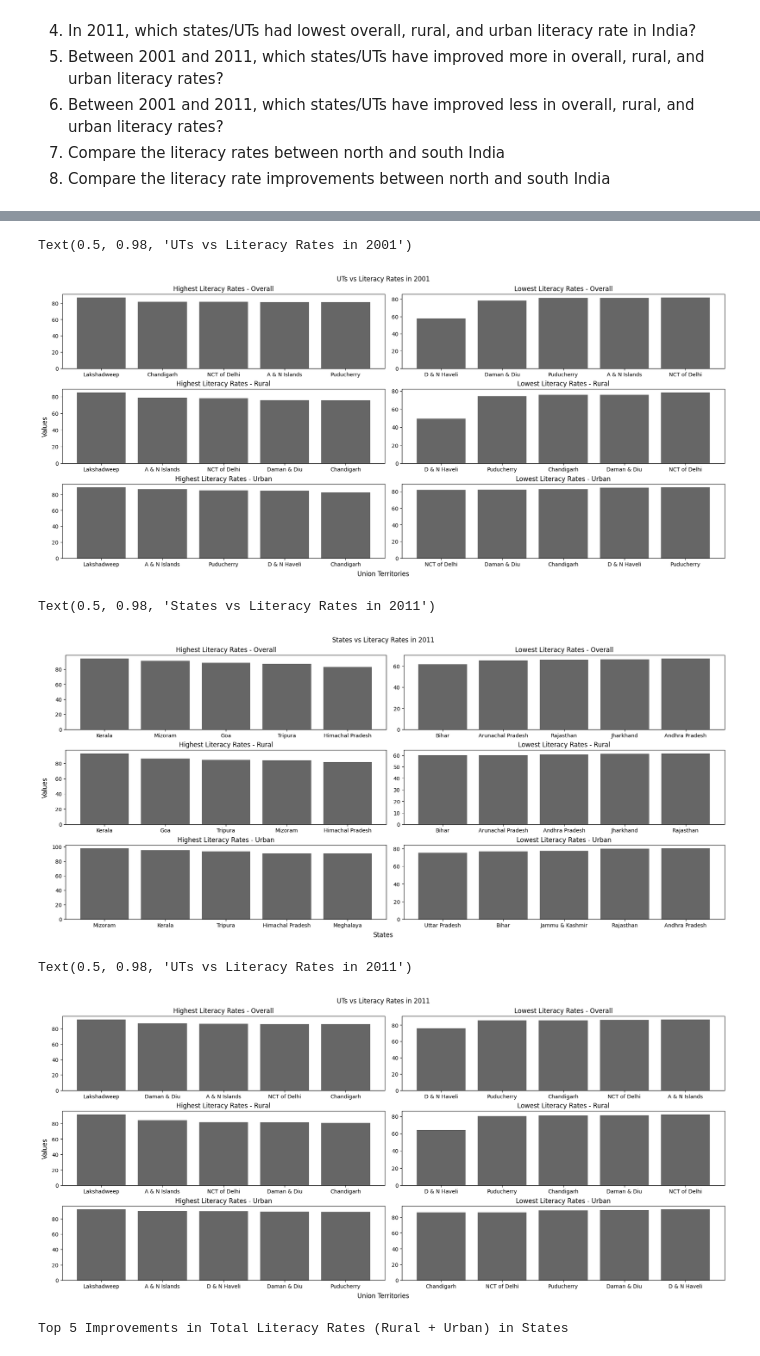
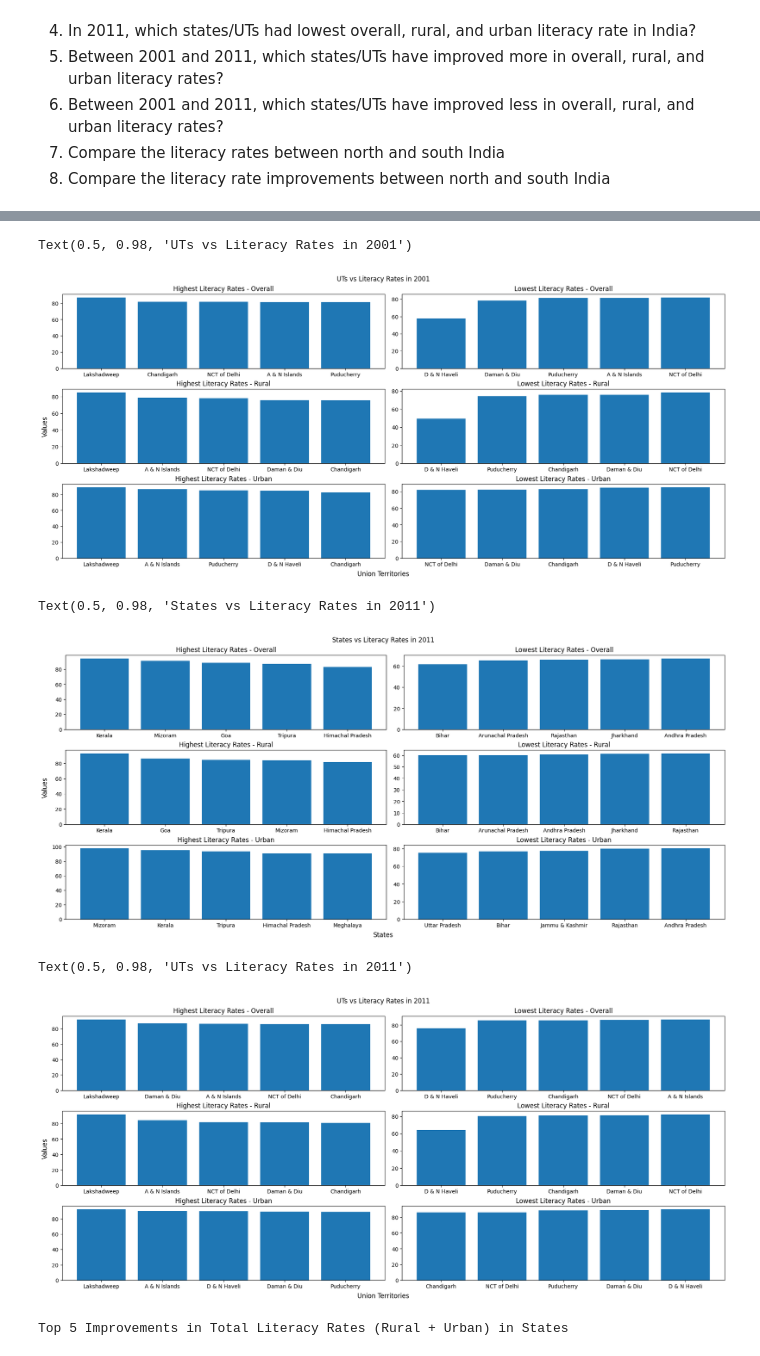
Before and after one commit to ROHIT779/ml-projects, a Jupyter notebook: goi-literacy-rates-2001-2011/goi_literacy_rates.ipynb, the cells around one changed output, grey strips where cells are left out. Drawn from its saved outputs; the diff is of its cells as text; code cells hidden in the pictures.

Commit message:
added and updated plots

```diff
--- a/goi-literacy-rates-2001-2011/goi_literacy_rates.ipynb
+++ b/goi-literacy-rates-2001-2011/goi_literacy_rates.ipynb
@@ -75,24 +74,24 @@ ut_lowest_rural_2001 = data_uts.sort_values(by = 'Literacy_rural_2001')[['Countr
 ut_lowest_urban_2001 = data_uts.sort_values(by = 'Literacy_urban_2001')[['Country/States/UTs', 'Literacy_urban_2001']].rename(columns = {'Country/States/UTs': 'UT', 'Literacy_urban_2001': 'value'}).head(5)
 
 fig, ax = plt.subplots(nrows = 3, ncols = 2, figsize = (18, 8), constrained_layout = True)
-ax[0,0].bar(ut_highest_overall_2001['UT'], ut_highest_overall_2001['value'], color=color_code)
+ax[0,0].bar(ut_highest_overall_2001['UT'], ut_highest_overall_2001['value'])
 ax[0,0].set_title('Highest Literacy Rates - Overall')
-ax[0,1].bar(ut_lowest_overall_2001['UT'], ut_lowest_overall_2001['value'], color=color_code)
+ax[0,1].bar(ut_lowest_overall_2001['UT'], ut_lowest_overall_2001['value'])
 ax[0,1].set_title('Lowest Literacy Rates - Overall')
-ax[1,0].bar(ut_highest_rural_2001['UT'], ut_highest_rural_2001['value'], color=color_code)
+ax[1,0].bar(ut_highest_rural_2001['UT'], ut_highest_rural_2001['value'])
 ax[1,0].set_title('Highest Literacy Rates - Rural')
-ax[1,1].bar(ut_lowest_rural_2001['UT'], ut_lowest_rural_2001['value'], color=color_code)
+ax[1,1].bar(ut_lowest_rural_2001['UT'], ut_lowest_rural_2001['value'])
 ax[1,1].set_title('Lowest Literacy Rates - Rural')
-ax[2,0].bar(ut_highest_urban_2001['UT'], ut_highest_urban_2001['value'], color=color_code)
+ax[2,0].bar(ut_highest_urban_2001['UT'], ut_highest_urban_2001['value'])
 ax[2,0].set_title('Highest Literacy Rates - Urban')
-ax[2,1].bar(ut_lowest_urban_2001['UT'], ut_lowest_urban_2001['value'], color=color_code)
+ax[2,1].bar(ut_lowest_urban_2001['UT'], ut_lowest_urban_2001['value'])
 ax[2,1].set_title('Lowest Literacy Rates - Urban')
 fig.supxlabel('Union Territories')
 fig.supylabel('Values')
 fig.suptitle('UTs vs Literacy Rates in 2001')
 # %% [output]
 Text(0.5, 0.98, 'UTs vs Literacy Rates in 2001')
-[figure, old version]
+[figure, new version]
 # %%
 state_highest_overall_2011 = data_states.sort_values(by = 'Literacy_total_2011', ascending = False)[['Country/States/UTs', 'Literacy_total_2011']].rename(columns = {'Country/States/UTs': 'State', 'Literacy_total_2011': 'value'}).head(5)
 state_highest_rural_2011 = data_states.sort_values(by = 'Literacy_rural_2011', ascending = False)[['Country/States/UTs', 'Literacy_rural_2011']].rename(columns = {'Country/States/UTs': 'State', 'Literacy_rural_2011': 'value'}).head(5)
@@ -102,51 +101,51 @@ state_lowest_rural_2011 = data_states.sort_values(by = 'Literacy_rural_2011')[['
 state_lowest_urban_2011 = data_states.sort_values(by = 'Literacy_urban_2011')[['Country/States/UTs', 'Literacy_urban_2011']].rename(columns = {'Country/States/UTs': 'State', 'Literacy_urban_2011': 'value'}).head(5)
 
 fig, ax = plt.subplots(nrows = 3, ncols = 2, figsize = (18, 8), constrained_layout = True)
-ax[0,0].bar(state_highest_overall_2011['State'], state_highest_overall_2011['value'], color=color_code)
+ax[0,0].bar(state_highest_overall_2011['State'], state_highest_overall_2011['value'])
 ax[0,0].set_title('Highest Literacy Rates - Overall')
-ax[0,1].bar(state_lowest_overall_2011['State'], state_lowest_overall_2011['value'], color=color_code)
+ax[0,1].bar(state_lowest_overall_2011['State'], state_lowest_overall_2011['value'])
 ax[0,1].set_title('Lowest Literacy Rates - Overall')
-ax[1,0].bar(state_highest_rural_2011['State'], state_highest_rural_2011['value'], color=color_code)
+ax[1,0].bar(state_highest_rural_2011['State'], state_highest_rural_2011['value'])
 ax[1,0].set_title('Highest Literacy Rates - Rural')
-ax[1,1].bar(state_lowest_rural_2011['State'], state_lowest_rural_2011['value'], color=color_code)
+ax[1,1].bar(state_lowest_rural_2011['State'], state_lowest_rural_2011['value'])
 ax[1,1].set_title('Lowest Literacy Rates - Rural')
-ax[2,0].bar(state_highest_urban_2011['State'], state_highest_urban_2011['value'], color=color_code)
+ax[2,0].bar(state_highest_urban_2011['State'], state_highest_urban_2011['value'])
 ax[2,0].set_title('Highest Literacy Rates - Urban')
-ax[2,1].bar(state_lowest_urban_2011['State'], state_lowest_urban_2011['value'], color=color_code)
+ax[2,1].bar(state_lowest_urban_2011['State'], state_lowest_urban_2011['value'])
 ax[2,1].set_title('Lowest Literacy Rates - Urban')
 fig.supxlabel('States')
 fig.supylabel('Values')
 fig.suptitle('States vs Literacy Rates in 2011')
 # %% [output]
 Text(0.5, 0.98, 'States vs Literacy Rates in 2011')
-[figure, old version]
+[figure, new version]
 # %%
 ut_highest_overall_2011 = data_uts.sort_values(by = 'Literacy_total_2011', ascending = False)[['Country/States/UTs', 'Literacy_total_2011']].rename(columns = {'Country/States/UTs': 'UT', 'Literacy_total_2011': 'value'}).head(5)
 ut_highest_rural_2011 = data_uts.sort_values(by = 'Literacy_rural_2011', ascending = False)[['Country/States/UTs', 'Literacy_rural_2011']].rename(columns = {'Country/States/UTs': 'UT', 'Literacy_rural_2011': 'value'}).head(5)
 ut_highest_urban_2011 = data_uts.sort_values(by = 'Literacy_urban_2011', ascending = False)[['Country/States/UTs', 'Literacy_urban_2011']].rename(columns = {'Country/States/UTs': 'UT', 'Literacy_urban_2011': 'value'}).head(5)
 ut_lowest_overall_2011 = data_uts.sort_values(by = 'Literacy_total_2011')[['Country/States/UTs', 'Literacy_total_2011']].rename(columns = {'Country/States/UTs': 'UT', 'Literacy_total_2011': 'value'}).head(5)
 ut_lowest_rural_2011 = data_uts.sort_values(by = 'Literacy_rural_2011')[['Country/States/UTs', 'Literacy_rural_2011']].rename(columns = {'Country/States/UTs': 'UT', 'Literacy_rural_2011': 'value'}).head(5)
 ut_lowest_urban_2011 = data_uts.sort_values(by = 'Literacy_urban_2011')[['Country/States/UTs', 'Literacy_urban_2011']].rename(columns = {'Country/States/UTs': 'UT', 'Literacy_urban_2011': 'value'}).head(5)
 
 fig, ax = plt.subplots(nrows = 3, ncols = 2, figsize = (18, 8), constrained_layout = True)
-ax[0,0].bar(ut_highest_overall_2011['UT'], ut_highest_overall_2011['value'], color=color_code)
+ax[0,0].bar(ut_highest_overall_2011['UT'], ut_highest_overall_2011['value'])
 ax[0,0].set_title('Highest Literacy Rates - Overall')
-ax[0,1].bar(ut_lowest_overall_2011['UT'], ut_lowest_overall_2011['value'], color=color_code)
+ax[0,1].bar(ut_lowest_overall_2011['UT'], ut_lowest_overall_2011['value'])
 ax[0,1].set_title('Lowest Literacy Rates - Overall')
-ax[1,0].bar(ut_highest_rural_2011['UT'], ut_highest_rural_2011['value'], color=color_code)
+ax[1,0].bar(ut_highest_rural_2011['UT'], ut_highest_rural_2011['value'])
 ax[1,0].set_title('Highest Literacy Rates - Rural')
-ax[1,1].bar(ut_lowest_rural_2011['UT'], ut_lowest_rural_2011['value'], color=color_code)
+ax[1,1].bar(ut_lowest_rural_2011['UT'], ut_lowest_rural_2011['value'])
 ax[1,1].set_title('Lowest Literacy Rates - Rural')
-ax[2,0].bar(ut_highest_urban_2011['UT'], ut_highest_urban_2011['value'], color=color_code)
+ax[2,0].bar(ut_highest_urban_2011['UT'], ut_highest_urban_2011['value'])
 ax[2,0].set_title('Highest Literacy Rates - Urban')
-ax[2,1].bar(ut_lowest_urban_2011['UT'], ut_lowest_urban_2011['value'], color=color_code)
+ax[2,1].bar(ut_lowest_urban_2011['UT'], ut_lowest_urban_2011['value'])
 ax[2,1].set_title('Lowest Literacy Rates - Urban')
 fig.supxlabel('Union Territories')
 fig.supylabel('Values')
 fig.suptitle('UTs vs Literacy Rates in 2011')
 # %% [output]
 Text(0.5, 0.98, 'UTs vs Literacy Rates in 2011')
-[figure, old version]
+[figure, new version]
 # %%
 data_states['Literacy_total_improvements in 2011'] = data_states['Literacy_total_2011'] - data_states['Literacy_total_2001']
 data_states['Literacy_rural_improvements in 2011'] = data_states['Literacy_rural_2011'] - data_states['Literacy_rural_2001']
```
Also changed, not shown: parts of 15 cells of this notebook.
